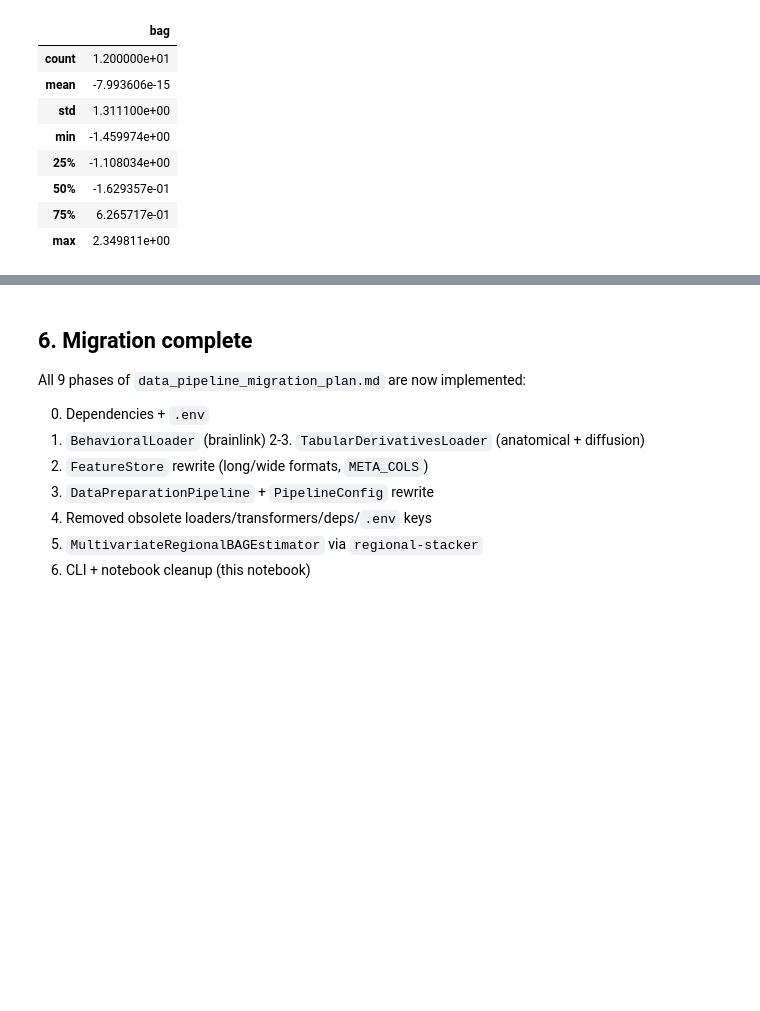
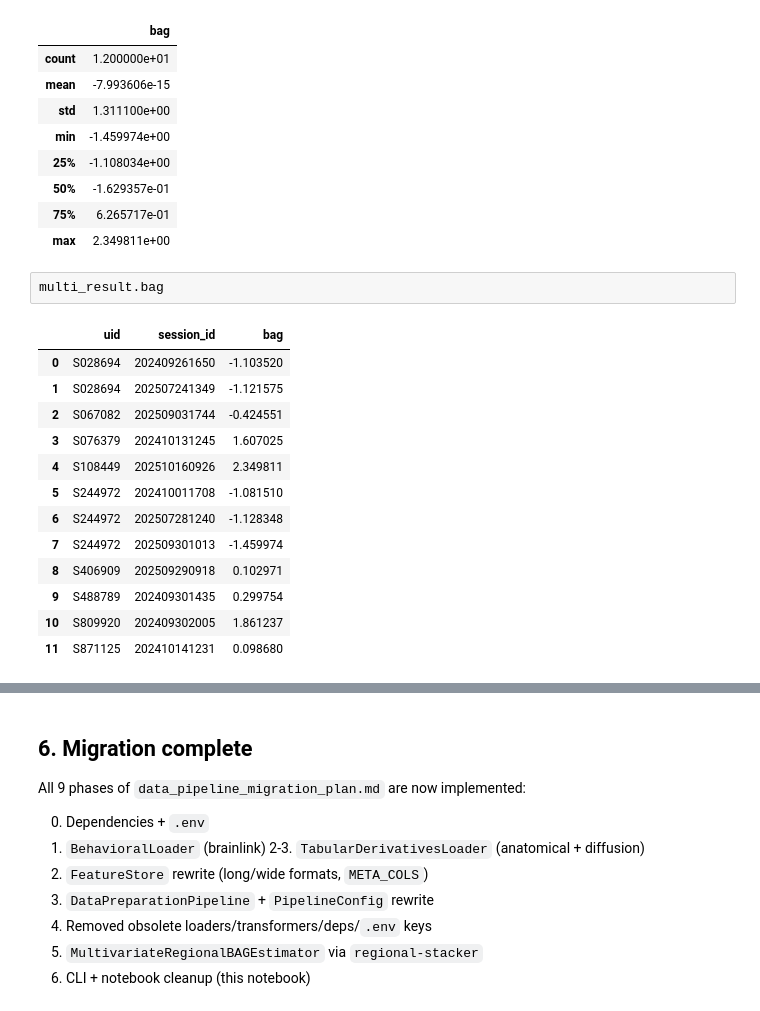
Before and after one commit to GalKepler/NeuroAlign, a Jupyter notebook: notebooks/migration_08_full_walkthrough.ipynb, the cells around one changed output, grey strips where cells are left out. Saved outputs shown, nothing was run; the diff lists cells and outputs as text; blank space fills up the shorter version.

```diff
--- a/notebooks/migration_08_full_walkthrough.ipynb
+++ b/notebooks/migration_08_full_walkthrough.ipynb
@@ -178,3 +178,19 @@ multi_result.bag.describe()
 | 50% | -1.629357e-01 |
 | 75% | 6.265717e-01 |
 | max | 2.349811e+00 |
+# %%
+multi_result.bag
+# %% [output]
+|  | uid | session_id | bag |
+| 0 | S028694 | 202409261650 | -1.103520 |
+| 1 | S028694 | 202507241349 | -1.121575 |
+| 2 | S067082 | 202509031744 | -0.424551 |
+| 3 | S076379 | 202410131245 | 1.607025 |
+| 4 | S108449 | 202510160926 | 2.349811 |
+| 5 | S244972 | 202410011708 | -1.081510 |
+| 6 | S244972 | 202507281240 | -1.128348 |
+| 7 | S244972 | 202509301013 | -1.459974 |
+| 8 | S406909 | 202509290918 | 0.102971 |
+| 9 | S488789 | 202409301435 | 0.299754 |
+| 10 | S809920 | 202409302005 | 1.861237 |
+| 11 | S871125 | 202410141231 | 0.098680 |
```
Also changed, not shown: parts of 1 cell of this notebook, 6 other files.
